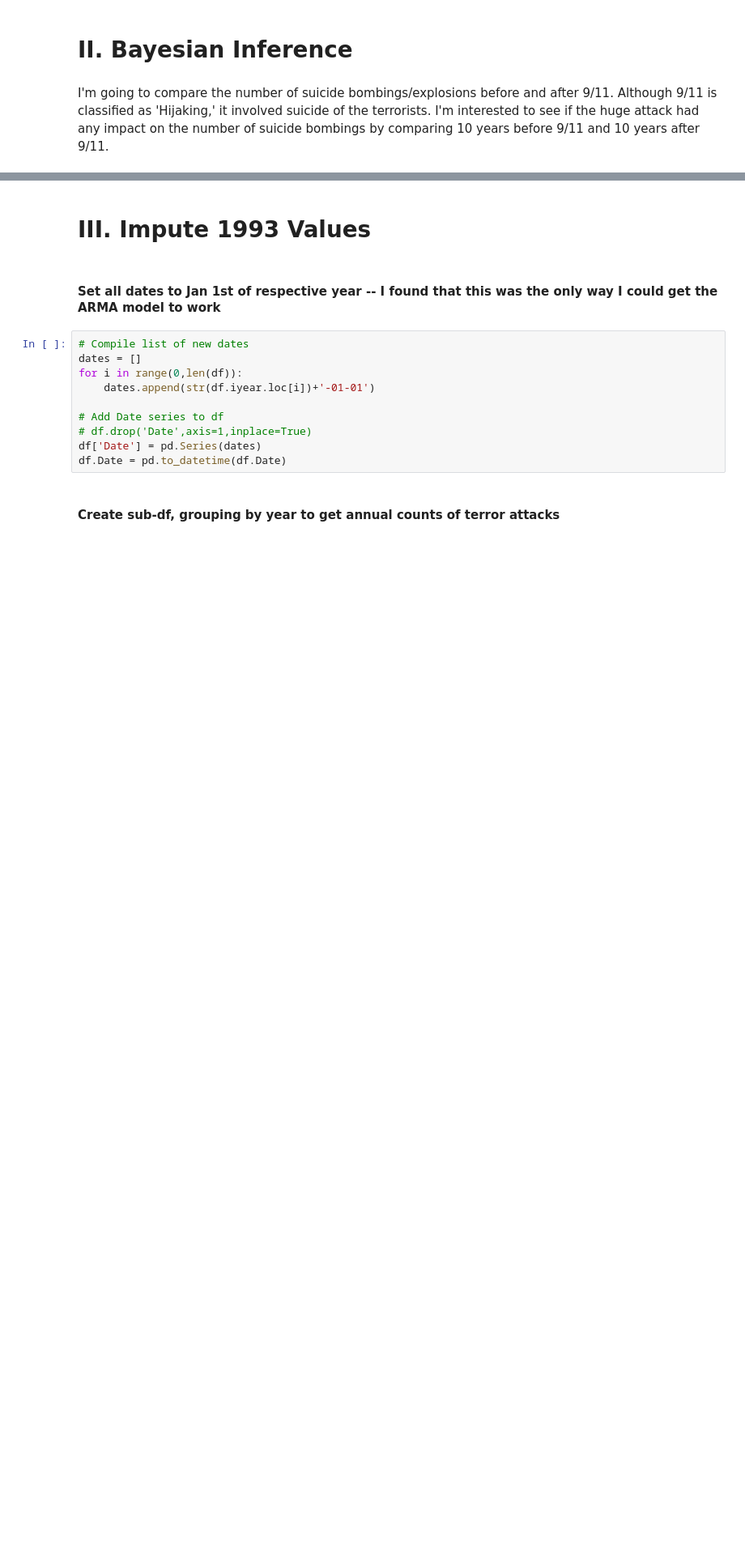
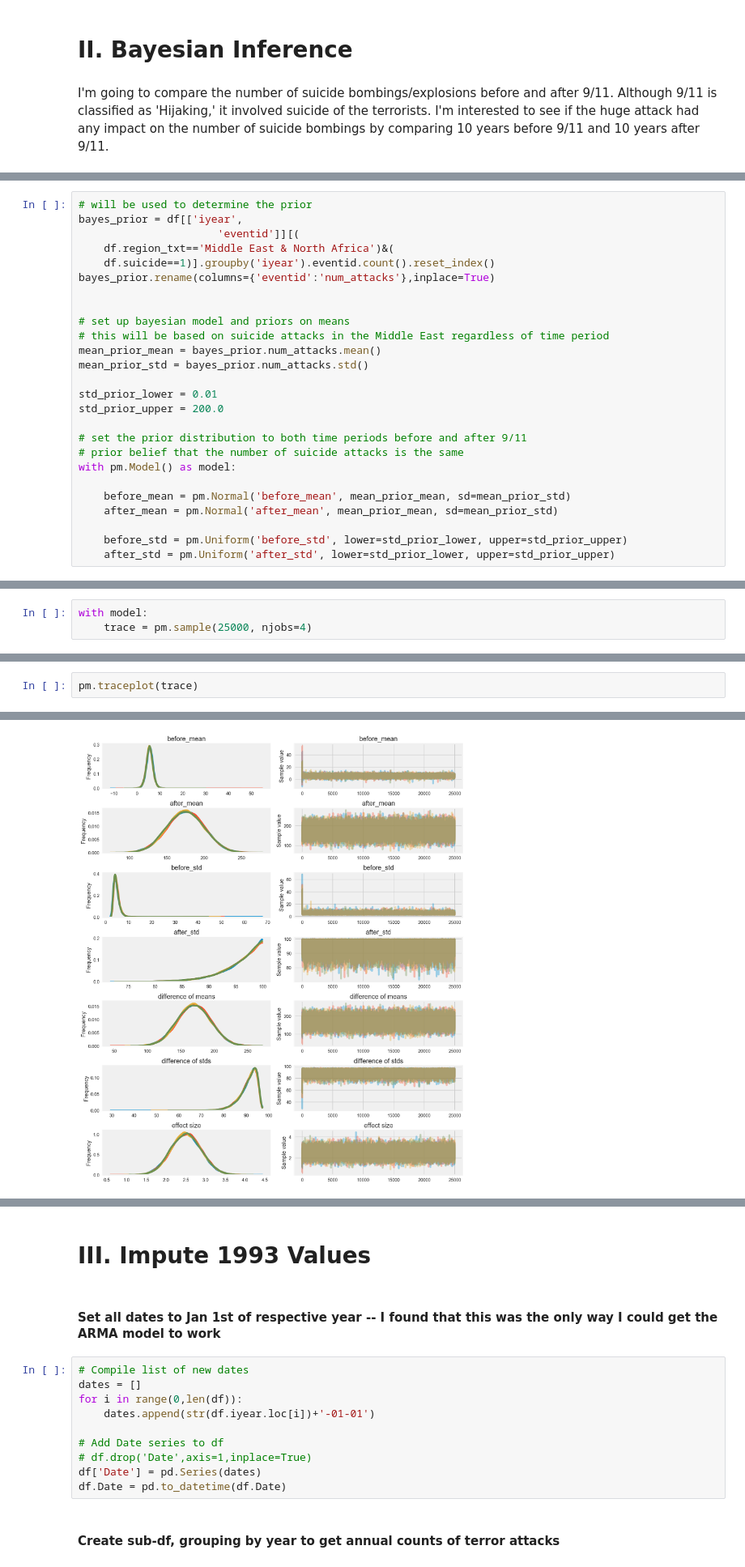
Before and after one commit to matthewbrems/old, a Jupyter notebook: projects/04-project/final.ipynb, the cells around one changed output, grey strips where cells are left out. Shown at 81% size. Cells and saved outputs as stored; diff of their text form; blank space fills up the shorter version.

```diff
--- a/projects/04-project/final.ipynb
+++ b/projects/04-project/final.ipynb
@@ -568,0 +393,26 @@ print q, n, z, pval
+# %%
+# will be used to determine the prior
+bayes_prior = df[['iyear',
+                      'eventid']][(
+    df.region_txt=='Middle East & North Africa')&(
+    df.suicide==1)].groupby('iyear').eventid.count().reset_index()
+bayes_prior.rename(columns={'eventid':'num_attacks'},inplace=True)
+
+
+# set up bayesian model and priors on means
+# this will be based on suicide attacks in the Middle East regardless of time period
+mean_prior_mean = bayes_prior.num_attacks.mean()
+mean_prior_std = bayes_prior.num_attacks.std()
+
+std_prior_lower = 0.01
+std_prior_upper = 200.0
+
+# set the prior distribution to both time periods before and after 9/11
+# prior belief that the number of suicide attacks is the same
+with pm.Model() as model:
+
+    before_mean = pm.Normal('before_mean', mean_prior_mean, sd=mean_prior_std)
+    after_mean = pm.Normal('after_mean', mean_prior_mean, sd=mean_prior_std)
+
+    before_std = pm.Uniform('before_std', lower=std_prior_lower, upper=std_prior_upper)
+    after_std = pm.Uniform('after_std', lower=std_prior_lower, upper=std_prior_upper)
@@ -568,0 +457,3 @@ print q, n, z, pval
+# %%
+with model:
+    trace = pm.sample(25000, njobs=4)
@@ -568,0 +463,3 @@ print q, n, z, pval
+# %%
+pm.traceplot(trace)
+# %% [output]
@@ -568,0 +480 @@ print q, n, z, pval
+[figure, added]
```
Also changed, not shown: parts of 42 cells of this notebook.
